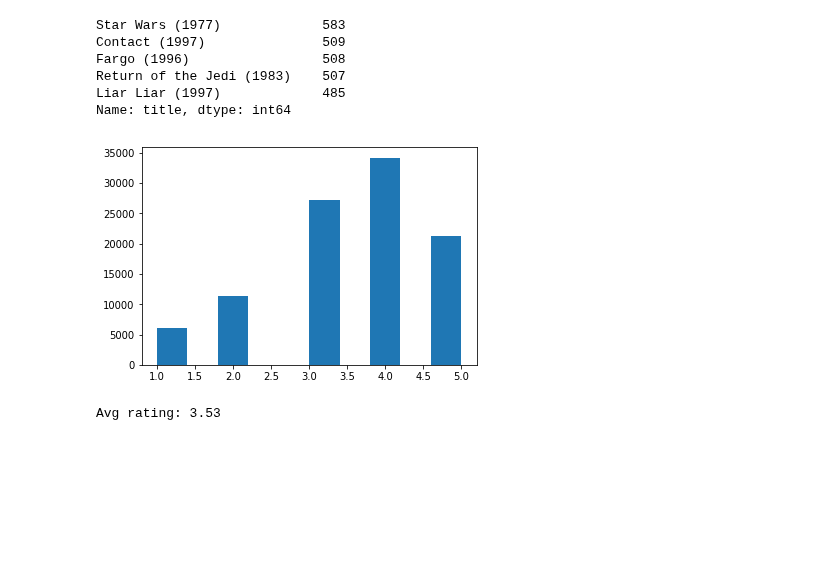
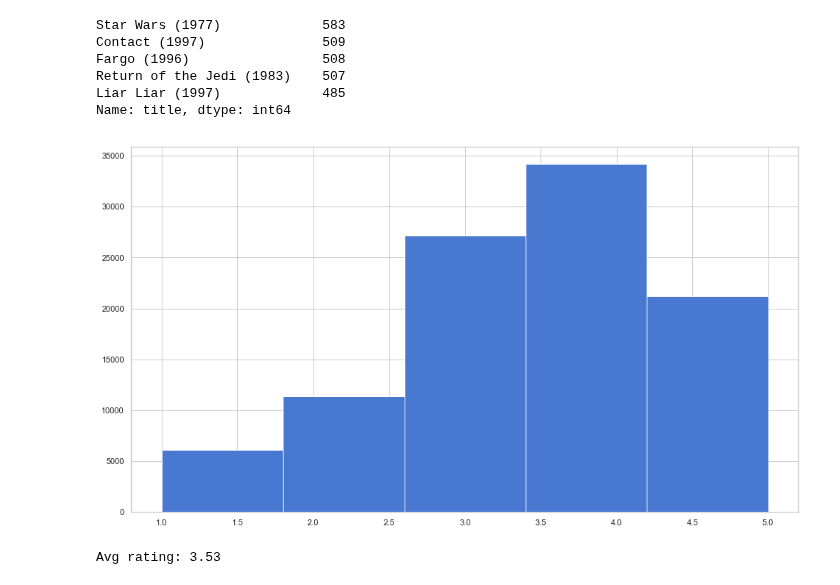
Before and after one commit to James-Leslie/deep-collaborative-filtering, a Jupyter notebook: data/train_test_movielens100k.ipynb, the cells around one changed output. Cells and saved outputs as stored; diff of their text form; code cells hidden in the pictures; blank space fills up the shorter version.

```diff
--- a/data/train_test_movielens100k.ipynb
+++ b/data/train_test_movielens100k.ipynb
@@ -176,6 +176,9 @@ df.head()
 | 2 | 23 | 75 | 4 | Copycat (1995) | 60 | M | retired | 95076 |
 | 3 | 23 | 209 | 4 | Twelve Monkeys (1995) | 60 | M | retired | 95076 |
 | 4 | 23 | 389 | 5 | Babe (1995) | 60 | M | retired | 95076 |
+# %%
+sns.set(style='whitegrid', palette='muted',
+        rc={'figure.figsize': (16,9)})
 # %%
 user_counts = df['userId'].value_counts()
 
@@ -230,10 +235,10 @@ Return of the Jedi (1983)    507
 Liar Liar (1997)             485
 Name: title, dtype: int64
 # %%
-plt.hist(df['rating'].values)
+plt.hist(df['rating'].values, bins=5)
 plt.show()
 
 print('Avg rating:', round(df['rating'].mean(),2))
 # %% [output]
-[figure, old version]
+[figure, new version]
 Avg rating: 3.53
```
Also changed, not shown: parts of 3 cells of this notebook, 2 other files.
